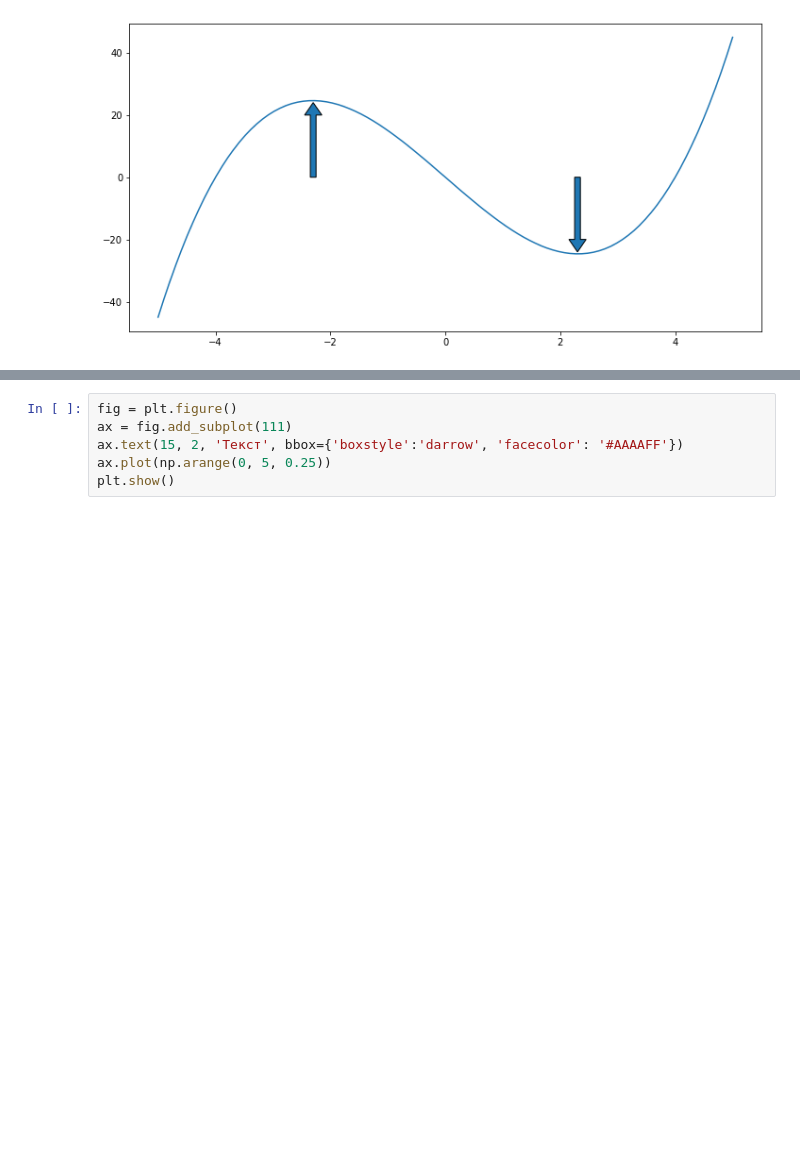
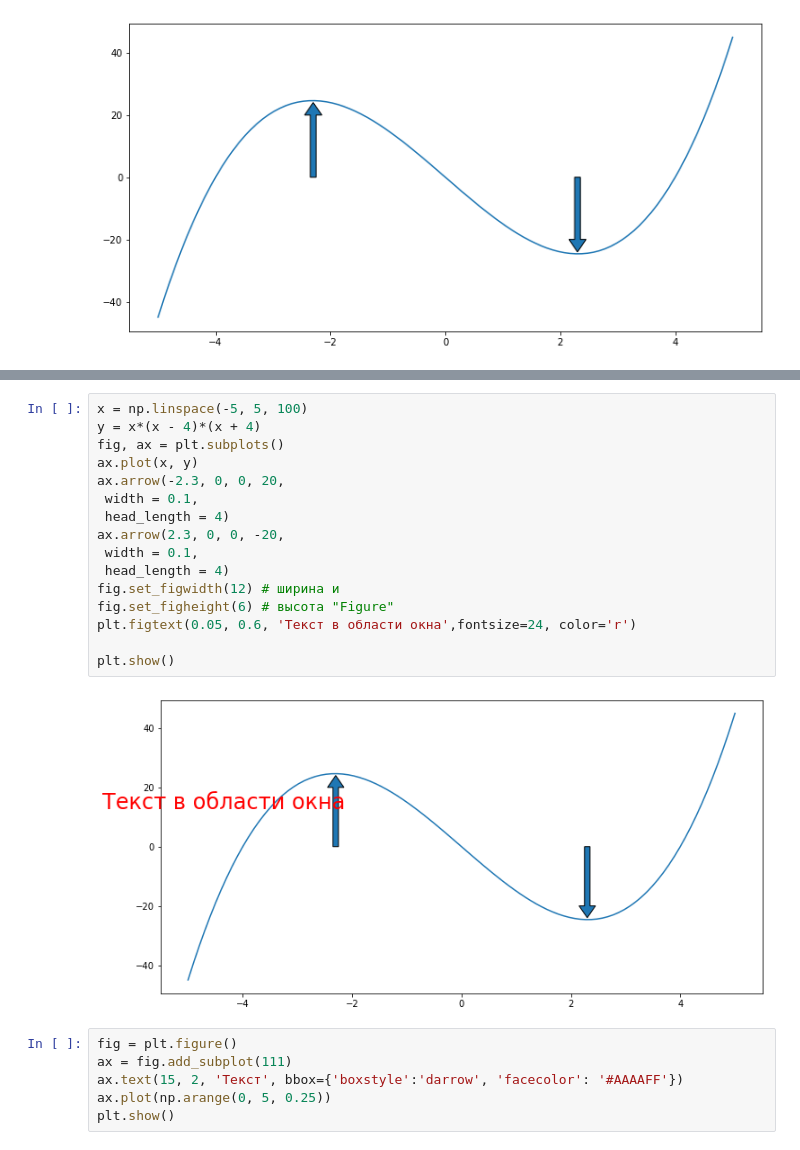
Before and after one commit to Graf35/practice, a Jupyter notebook: chapter_1/blok_4/1.4.2/Task_1.4.2.ipynb, the cells around one changed output, grey strips where cells are left out. Drawn from its saved outputs; the diff is of its cells as text; blank space fills up the shorter version.

```diff
--- a/chapter_1/blok_4/1.4.2/Task_1.4.2.ipynb
+++ b/chapter_1/blok_4/1.4.2/Task_1.4.2.ipynb
@@ -37,3 +54,21 @@ plt.show()
+# %%
+x = np.linspace(-5, 5, 100)
+y = x*(x - 4)*(x + 4)
+fig, ax = plt.subplots()
+ax.plot(x, y)
+ax.arrow(-2.3, 0, 0, 20,
+ width = 0.1,
+ head_length = 4)
+ax.arrow(2.3, 0, 0, -20,
+ width = 0.1,
+ head_length = 4)
+fig.set_figwidth(12) # ширина и
+fig.set_figheight(6) # высота "Figure"
+plt.figtext(0.05, 0.6, 'Текст в области окна',fontsize=24, color='r')
+
+plt.show()
+# %% [output]
+[figure, added]
 # %%
 fig = plt.figure()
 ax = fig.add_subplot(111)
```
Also changed, not shown: parts of 5 cells of this notebook, 4 other files.
